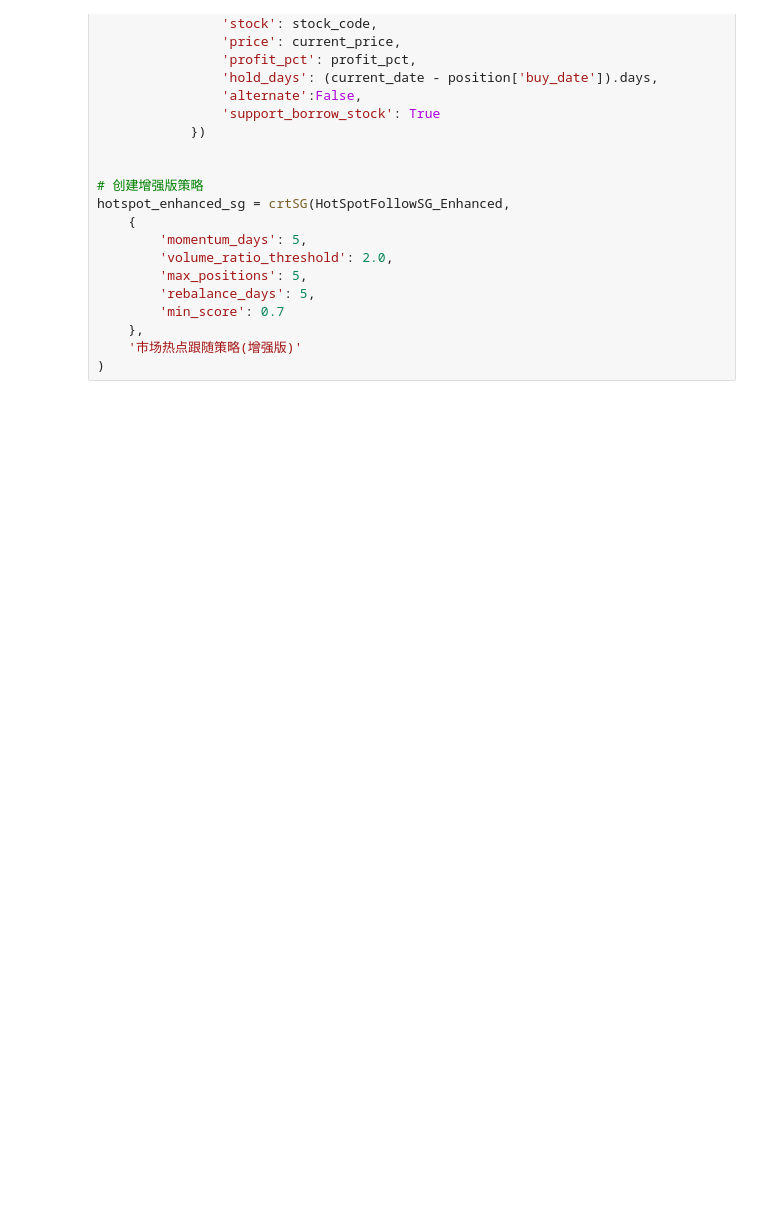
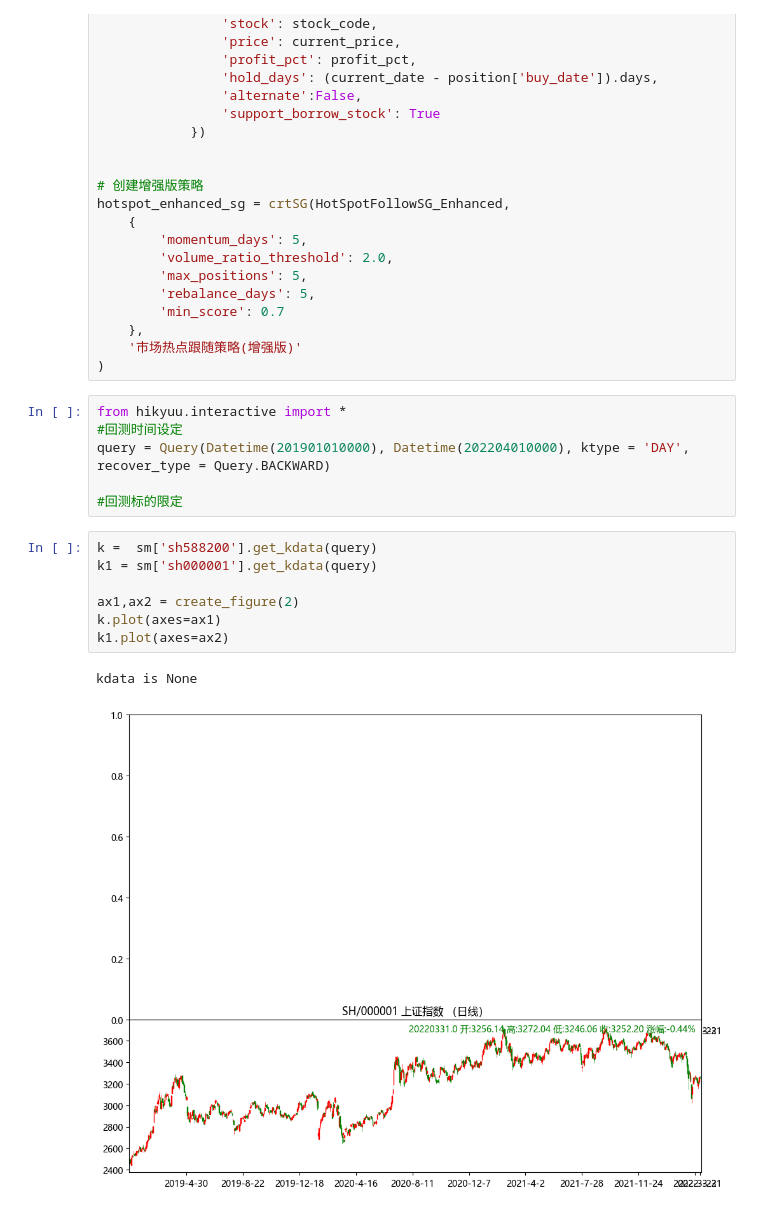
Before and after one commit to alexleethinker/Trading, a Jupyter notebook: notebooks/回测/my_sys.ipynb, the cells around one changed output. Drawn from its saved outputs; the diff is of its cells as text; blank space fills up the shorter version.

```diff
--- a/notebooks/回测/my_sys.ipynb
+++ b/notebooks/回测/my_sys.ipynb
@@ -828,3 +828,19 @@ hotspot_enhanced_sg = crtSG(HotSpotFollowSG_Enhanced,
     },
     '市场热点跟随策略(增强版)'
 )
+# %%
+from hikyuu.interactive import *
+#回测时间设定
+query = Query(Datetime(201901010000), Datetime(202204010000), ktype = 'DAY', recover_type = Query.BACKWARD)
+
+#回测标的限定
+# %%
+k =  sm['sh588200'].get_kdata(query)
+k1 = sm['sh000001'].get_kdata(query)
+
+ax1,ax2 = create_figure(2)
+k.plot(axes=ax1)
+k1.plot(axes=ax2)
+# %% [output]
+kdata is None
+[figure, added]
```
Also changed, not shown: parts of 2 cells of this notebook, 2 other files.
